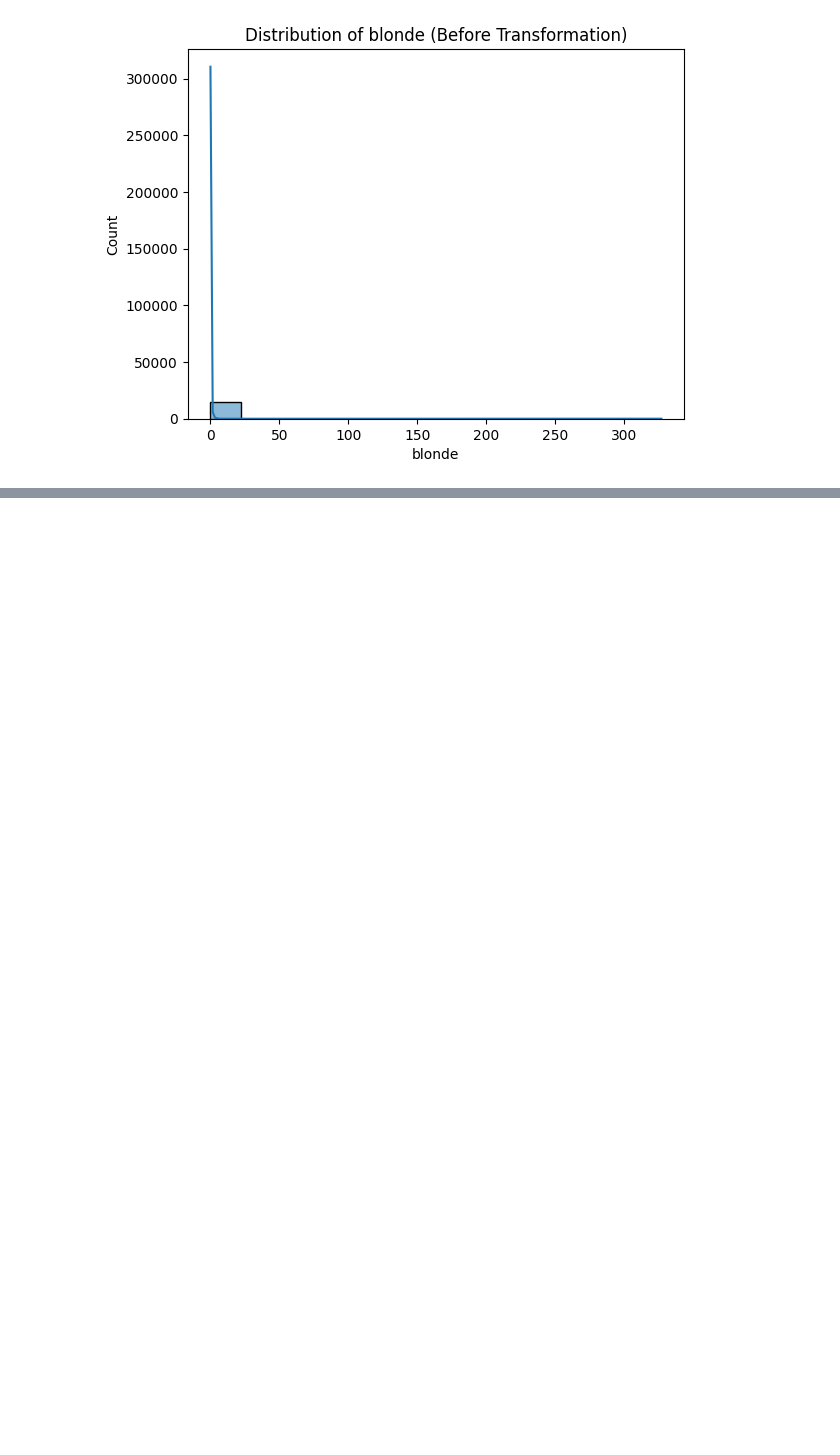
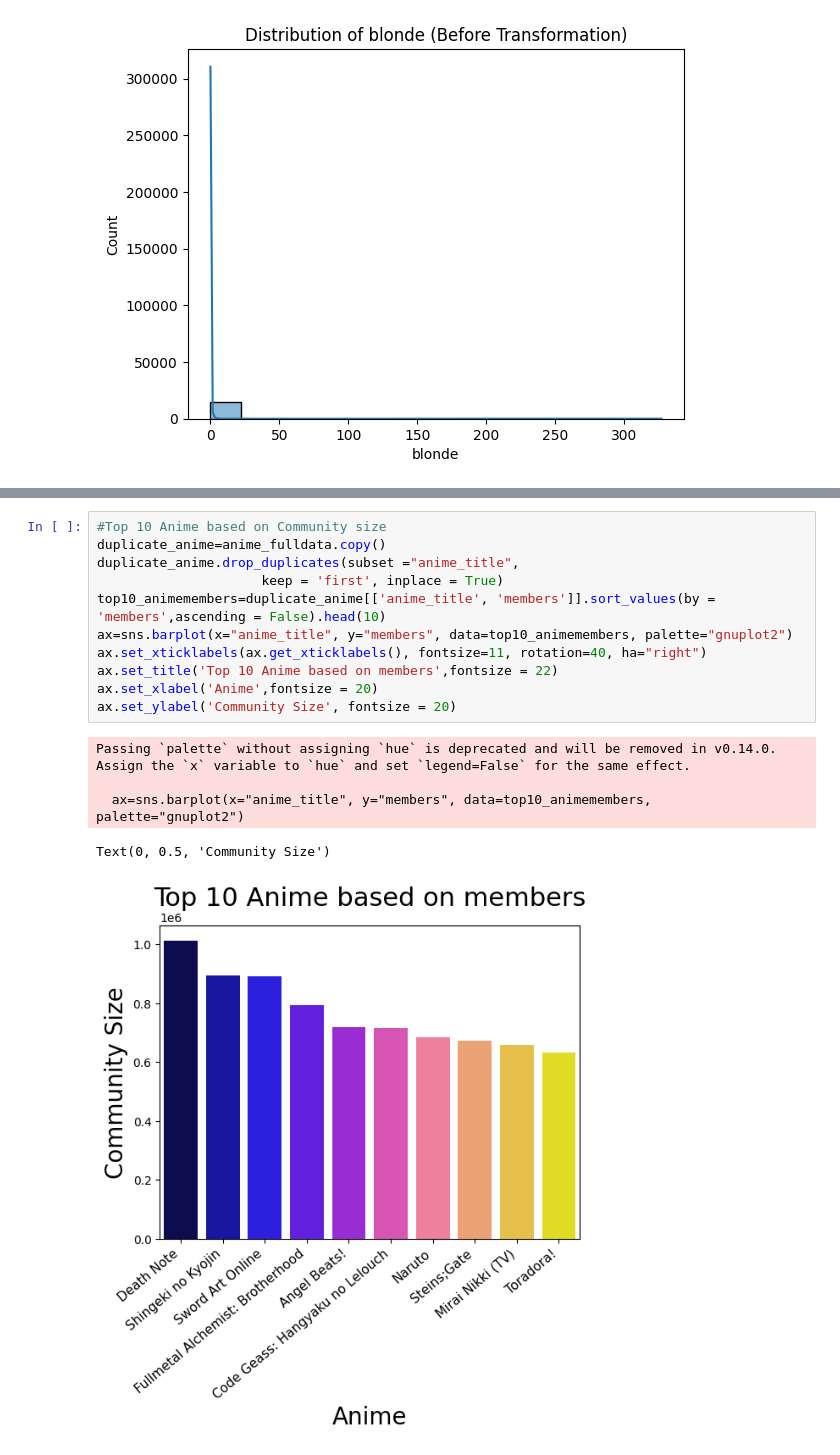
Before and after one commit to Piramu-Mahalingam/DS-Course-Assignment-1, a Jupyter notebook: M_Piramu_Unsupervised_Learning_Assignment.ipynb, the cells around one changed output, grey strips where cells are left out. Cells and saved outputs as stored; diff of their text form; blank space fills up the shorter version.

```diff
--- a/M_Piramu_Unsupervised_Learning_Assignment.ipynb
+++ b/M_Piramu_Unsupervised_Learning_Assignment.ipynb
@@ -166,0 +321,17 @@ dtype: float64
+# %%
+#Top 10 Anime based on Community size
+duplicate_anime=anime_fulldata.copy()
+duplicate_anime.drop_duplicates(subset ="anime_title",
+                     keep = 'first', inplace = True)
+top10_animemembers=duplicate_anime[['anime_title', 'members']].sort_values(by = 'members',ascending = False).head(10)
+ax=sns.barplot(x="anime_title", y="members", data=top10_animemembers, palette="gnuplot2")
+ax.set_xticklabels(ax.get_xticklabels(), fontsize=11, rotation=40, ha="right")
+ax.set_title('Top 10 Anime based on members',fontsize = 22)
+ax.set_xlabel('Anime',fontsize = 20)
+ax.set_ylabel('Community Size', fontsize = 20)
+# %% [output]
+Passing `palette` without assigning `hue` is deprecated and will be removed in v0.14.0. Assign the `x` variable to `hue` and set `legend=False` for the same effect.
+
+  ax=sns.barplot(x="anime_title", y="members", data=top10_animemembers, palette="gnuplot2")
+Text(0, 0.5, 'Community Size')
+[figure, added]
```
Also changed, not shown: parts of 8 cells of this notebook.
